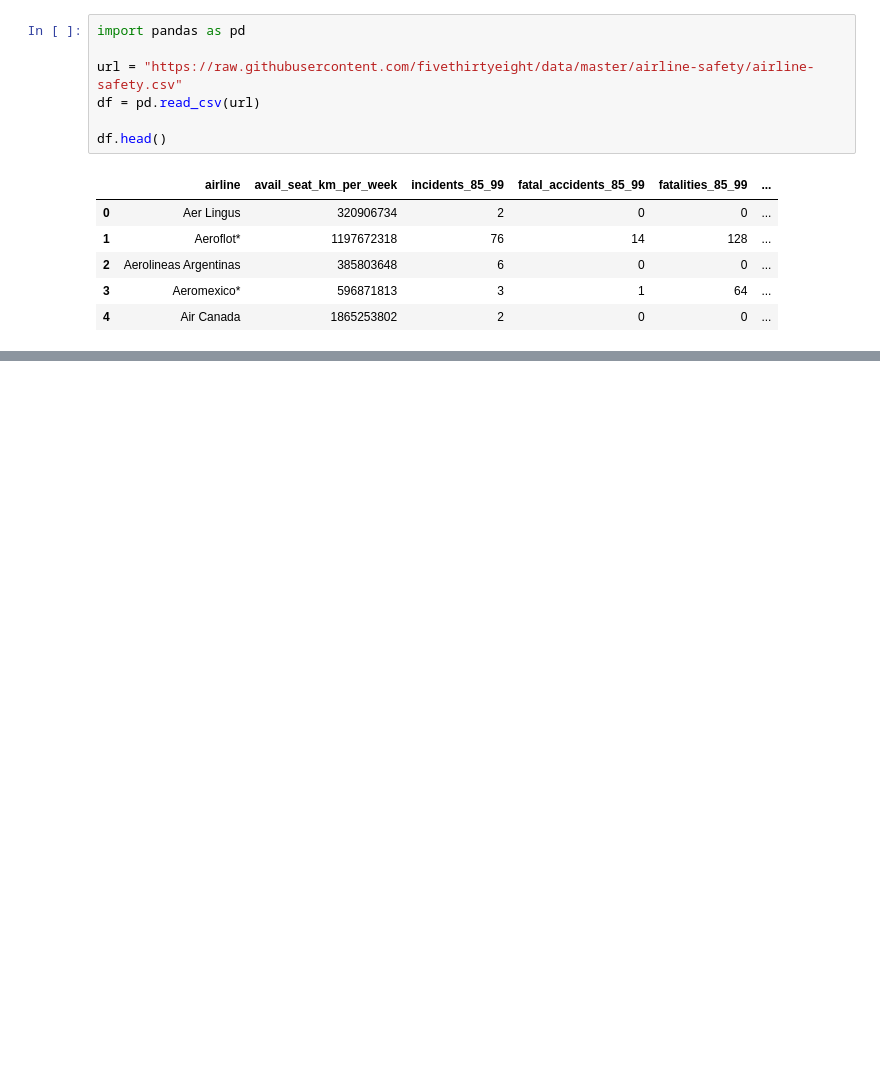
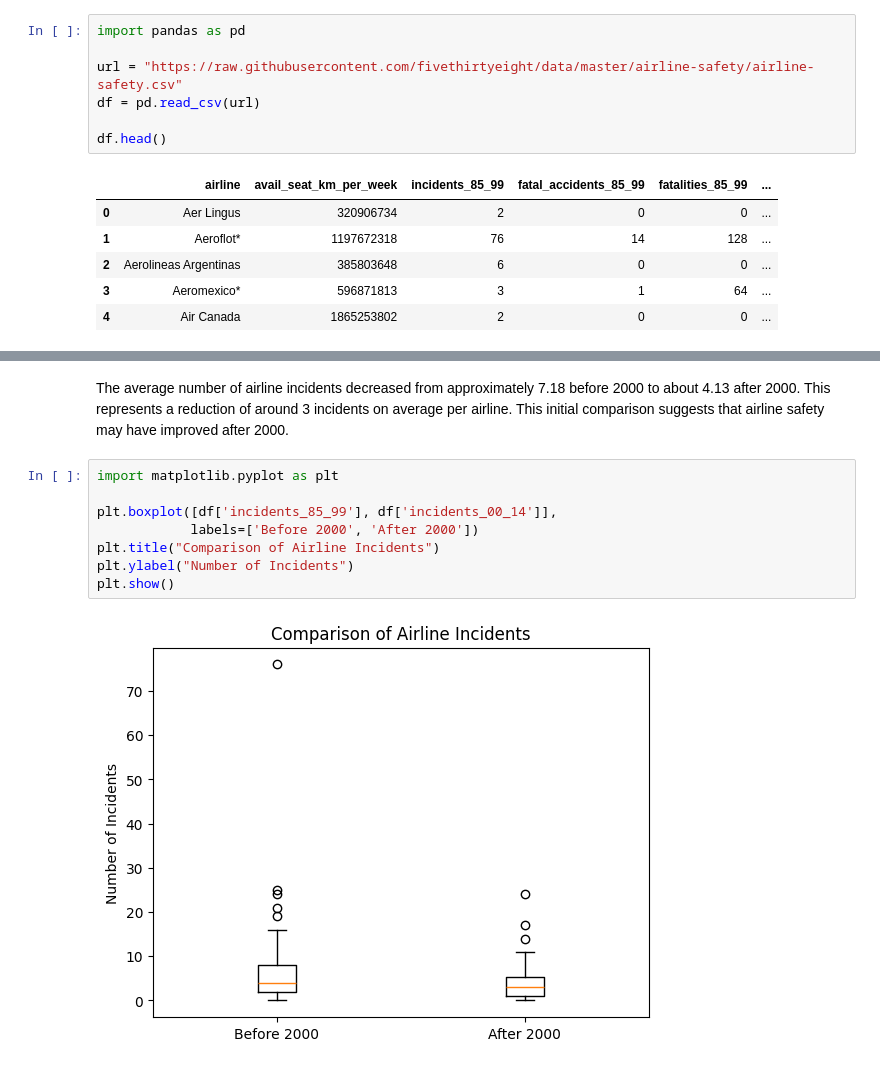
Before and after one commit to Akshathabk-ailearner/airline-safety-analysis, a Jupyter notebook: analysis.ipynb, the cells around one changed output, grey strips where cells are left out. Cells and saved outputs as stored; diff of their text form; blank space fills up the shorter version.

Commit message:
Plot Push

```diff
--- a/analysis.ipynb
+++ b/analysis.ipynb
@@ -19,0 +45,12 @@ df.head()
+# %% [markdown]
+The average number of airline incidents decreased from approximately 7.18 before 2000 to about 4.13 after 2000. This represents a reduction of around 3 incidents on average per airline. This initial comparison suggests that airline safety may have improved after 2000.
+# %%
+import matplotlib.pyplot as plt
+
+plt.boxplot([df['incidents_85_99'], df['incidents_00_14']],
+            labels=['Before 2000', 'After 2000'])
+plt.title("Comparison of Airline Incidents")
+plt.ylabel("Number of Incidents")
+plt.show()
+# %% [output]
+[figure, added]
```
Also changed, not shown: parts of 5 cells of this notebook.
